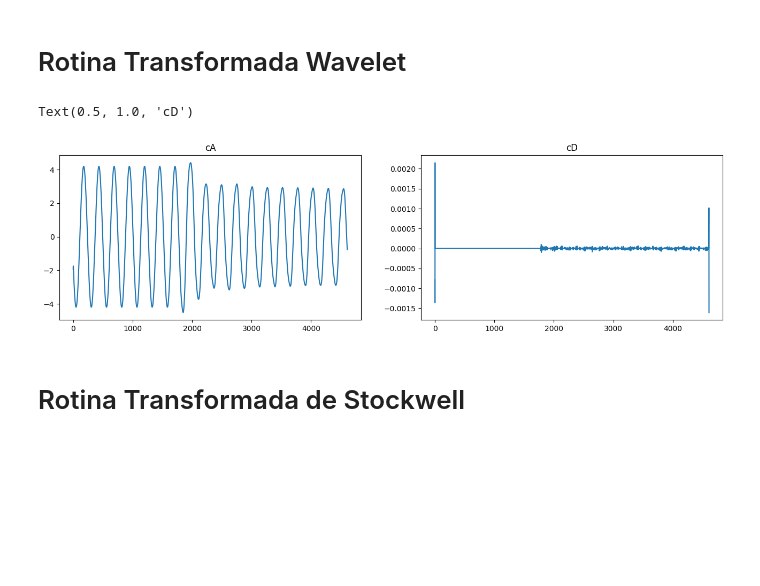
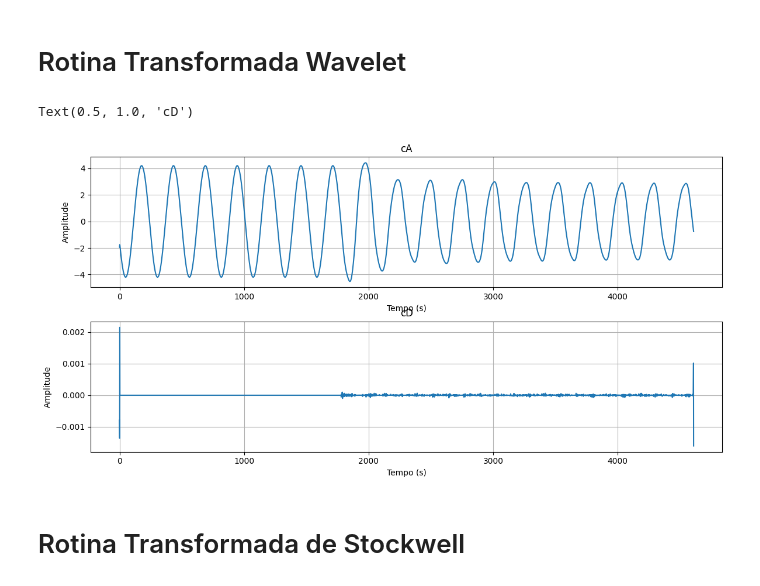
Before and after one commit to EESC-USP-FaultAI/preprocessing, a Jupyter notebook: Rotinas/main.ipynb, the cells around one changed output. Cells and saved outputs as stored; diff of their text form; code cells hidden in the pictures; blank space fills up the shorter version.

```diff
--- a/Rotinas/main.ipynb
+++ b/Rotinas/main.ipynb
@@ -59,17 +86,35 @@ plot = plt.title('STFT')
 # %%
 from functions.TW import DTW
 
-signal_dwt = DTW.DWT.transform(signal, wavelet ='db4')
-plt.figure(figsize=(16, 4))
-plt.subplot(1,2,1)
+signal_dwt = DTW.DWT.transform(
+    data = signal,
+    wavelet = 'db4',
+)
+signal_dwt = DTW.DWT.transform(
+    data = signal,
+    dec_low = [0.707106, 0.7071067],
+    dec_hi = [-0.707106, 0.7071067],
+)
+
+plt.figure(figsize=(12, 6))
+plt.subplot(2,1,1)
 plt.plot(signal_dwt[0], label='cA')
+plt.xlabel('Tempo (s)')
+plt.ylabel('Amplitude')
+plt.tight_layout()
+plt.grid(True)
 plt.title("cA")
-plt.subplot(1,2,2)
+
+plt.subplot(2,1,2)
 plot = plt.plot(signal_dwt[1], label='cD')
+plt.xlabel('Tempo (s)')
+plt.ylabel('Amplitude')
+plt.tight_layout()
+plt.grid(True)
 plt.title("cD")
 # %% [output]
 Text(0.5, 1.0, 'cD')
-[figure, old version]
+[figure, new version]
 # %% [markdown]
 # Rotina Transformada de Stockwell
 # %%
```
Also changed, not shown: parts of 6 cells of this notebook, 9 other files.
